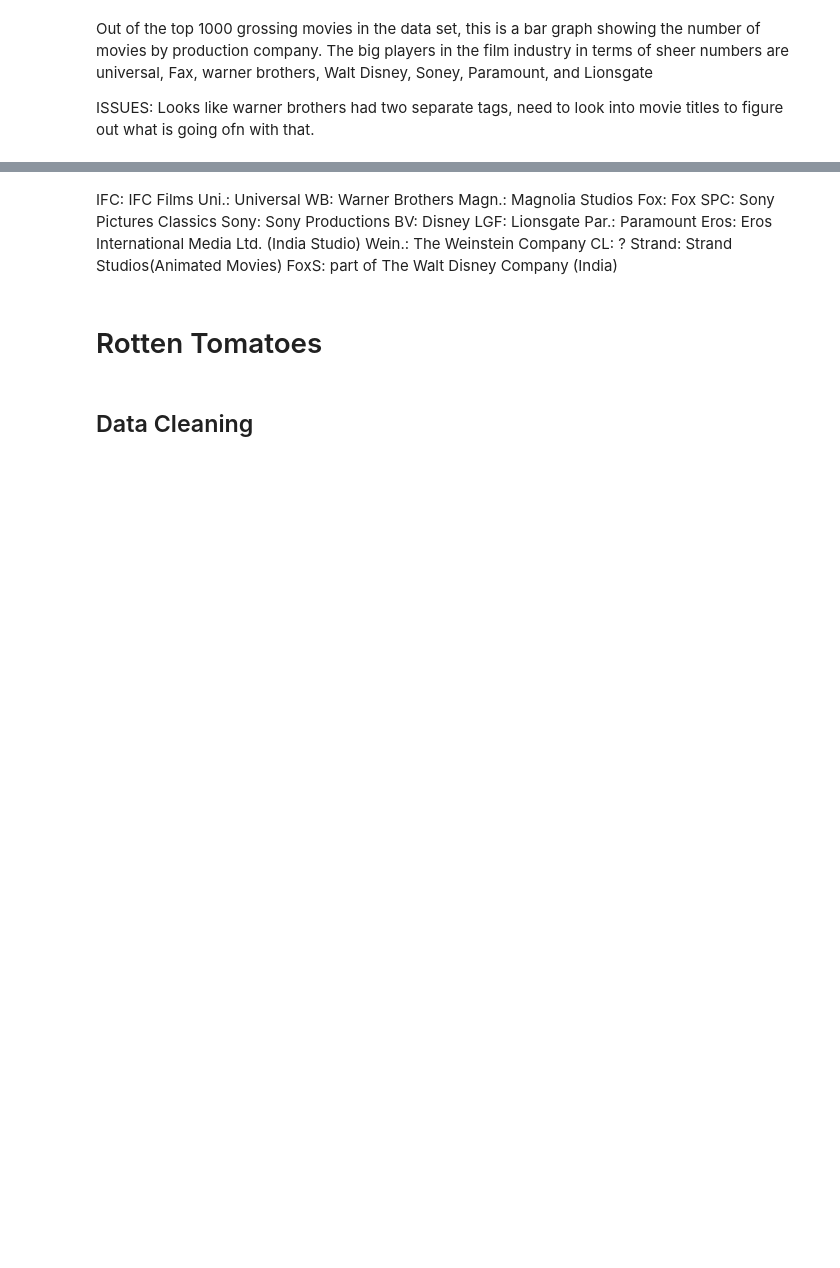
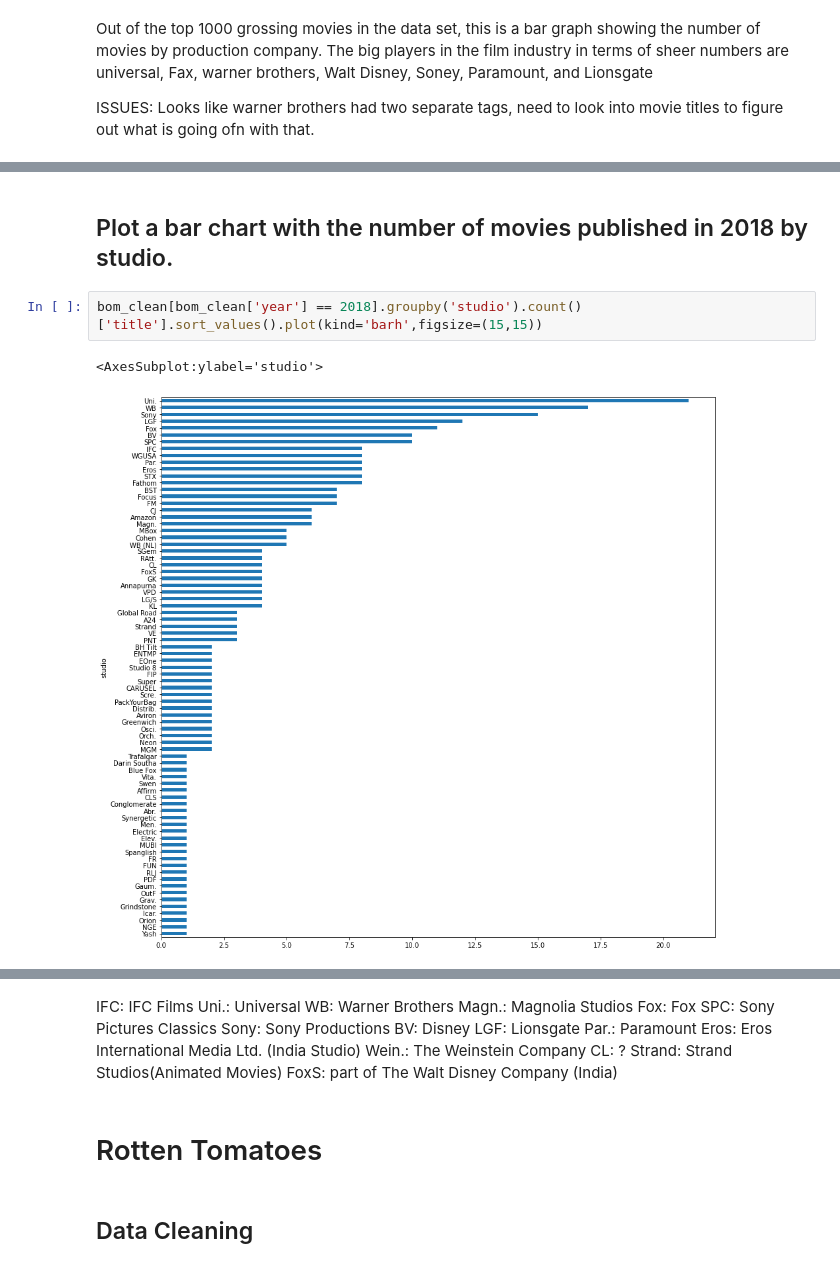
Before and after one commit to JCherryA050/phase_1_project, a Jupyter notebook: working_notebooks/project_notebook_ajc.ipynb, the cells around one changed output, grey strips where cells are left out. Saved outputs shown, nothing was run; the diff lists cells and outputs as text; blank space fills up the shorter version.

```diff
--- a/working_notebooks/project_notebook_ajc.ipynb
+++ b/working_notebooks/project_notebook_ajc.ipynb
@@ -126,0 +180,7 @@ ISSUES: Looks like warner brothers had two separate tags, need to look into movi
+# %% [markdown]
+## Plot a bar chart with the number of movies published in 2018 by studio.
+# %%
+bom_clean[bom_clean['year'] == 2018].groupby('studio').count()['title'].sort_values().plot(kind='barh',figsize=(15,15))
+# %% [output]
+<AxesSubplot:ylabel='studio'>
+[figure, added]
```
Also changed, not shown: parts of 47 cells of this notebook.
